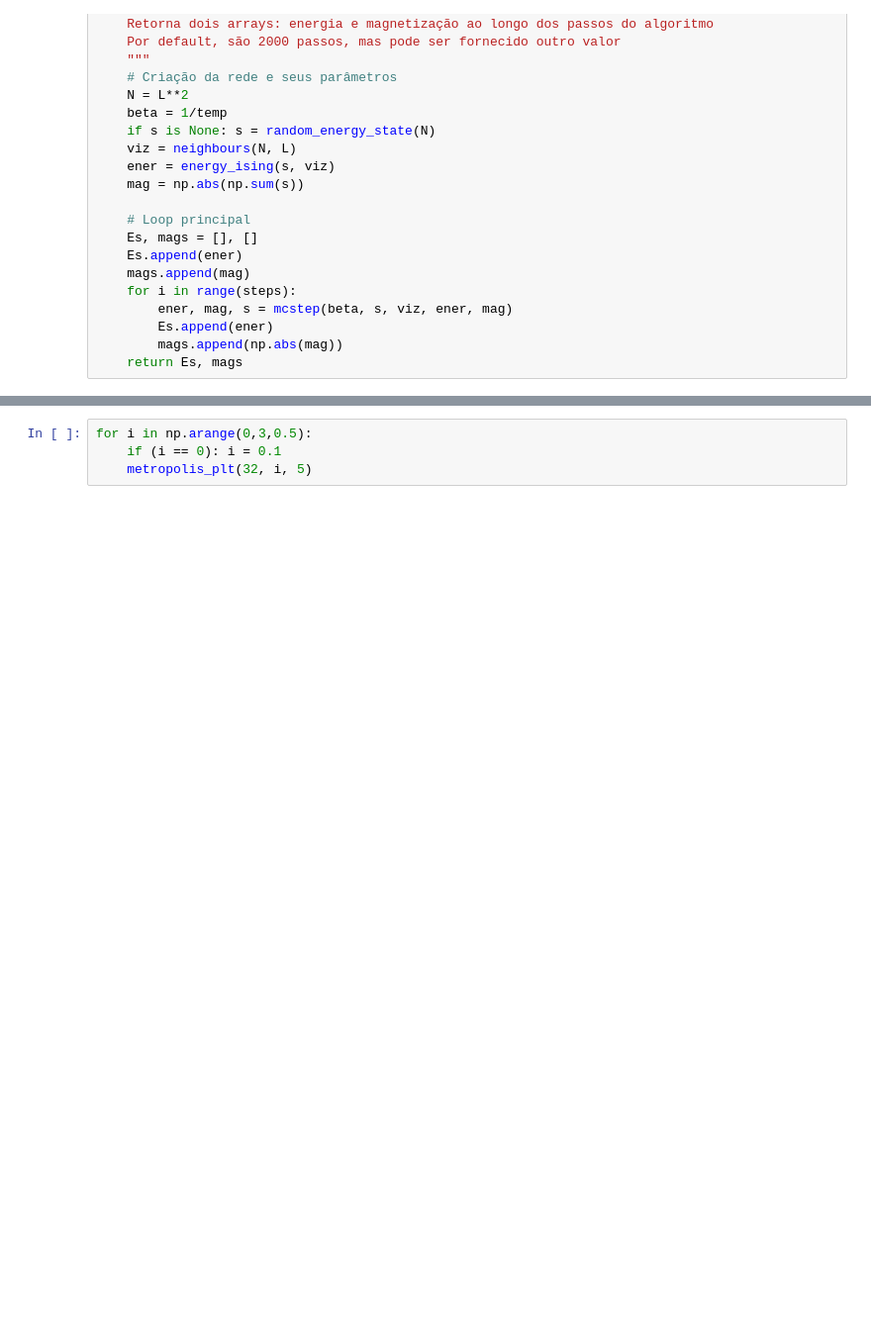
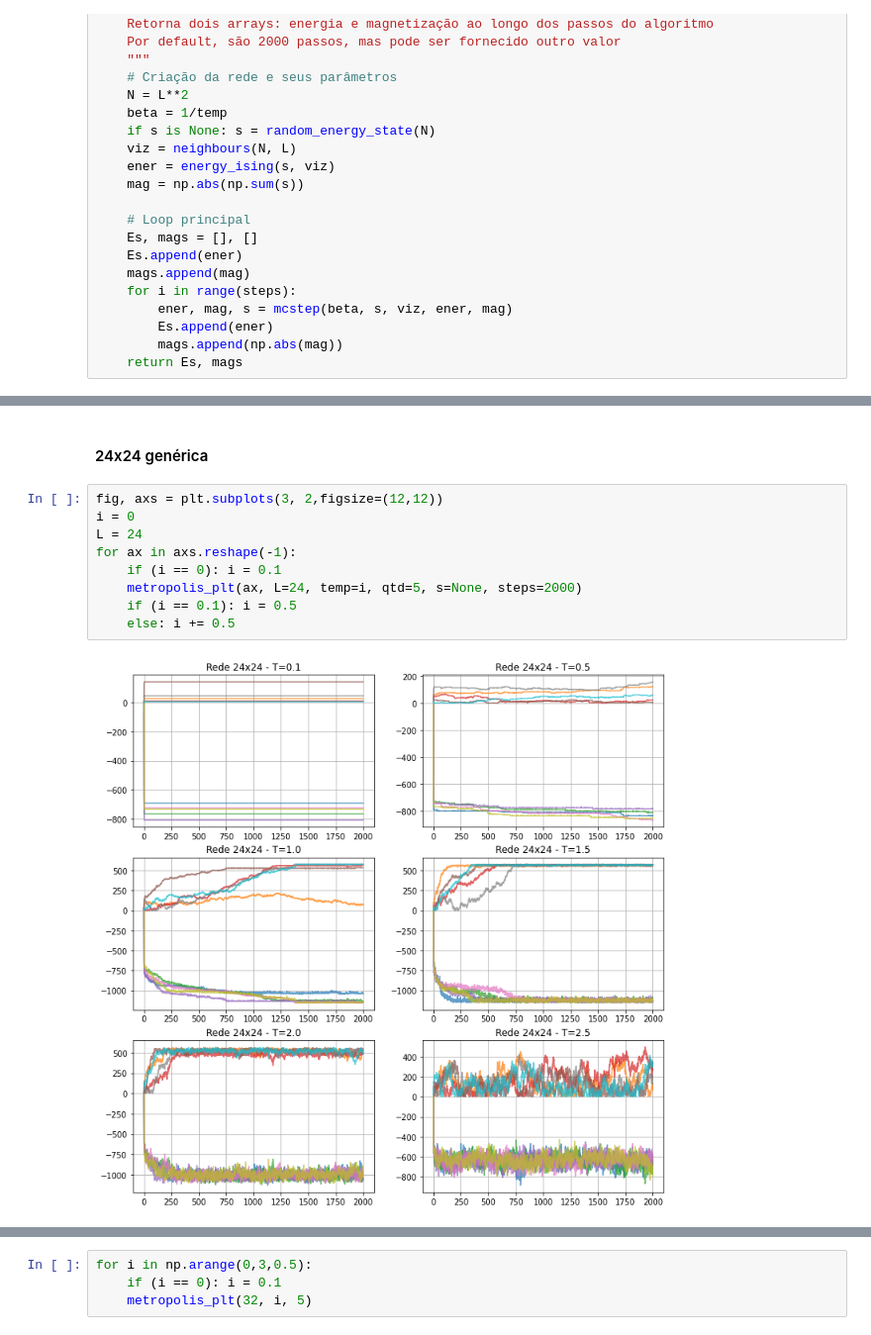
Before and after one commit to arthursl12/FisicaEstatistica, a Jupyter notebook: Metropolis.ipynb, the cells around one changed output, grey strips where cells are left out. Shown at 99% size. Drawn from its saved outputs; the diff is of its cells as text; blank space fills up the shorter version.

```diff
--- a/Metropolis.ipynb
+++ b/Metropolis.ipynb
@@ -161,0 +138,13 @@ for ax in axs.reshape(-1):
+# %% [markdown]
+#### 24x24 genérica
+# %%
+fig, axs = plt.subplots(3, 2,figsize=(12,12))
+i = 0
+L = 24
+for ax in axs.reshape(-1):
+    if (i == 0): i = 0.1
+    metropolis_plt(ax, L=24, temp=i, qtd=5, s=None, steps=2000)
+    if (i == 0.1): i = 0.5
+    else: i += 0.5
+# %% [output]
+[figure, added]
```
Also changed, not shown: parts of 43 cells of this notebook.
